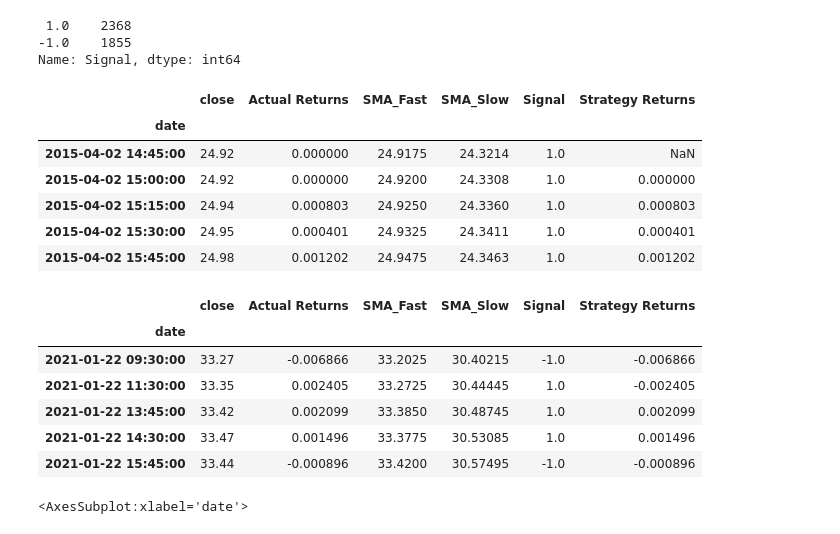
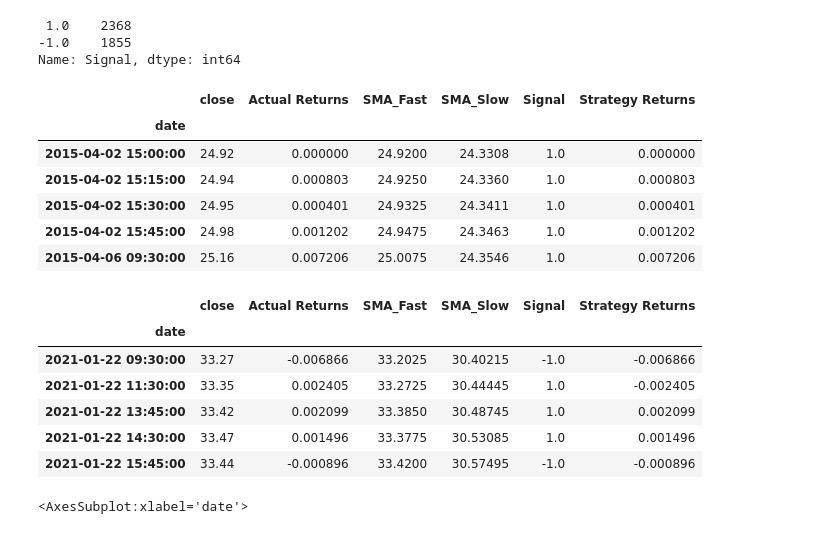
Before and after one commit to dhru929/Homework14, a Jupyter notebook: machine_learning_trading_bot.ipynb, the cells around one changed output. Drawn from its saved outputs; the diff is of its cells as text; code cells hidden in the pictures.

```diff
--- a/machine_learning_trading_bot.ipynb
+++ b/machine_learning_trading_bot.ipynb
@@ -199,19 +202,19 @@ signals_df['Signal'].value_counts()
 Name: Signal, dtype: int64
 # %%
 # Calculate the strategy returns and add them to the signals_df DataFrame
-signals_df['Strategy Returns'] = signals_df['Actual Returns'] * signals_df['Signal'].shift()
-
+signals_df['Strategy Returns'] = signals_df['Actual Returns'] *signals_df['Signal'].shift()
+signals_df = signals_df.dropna()
 # Review the DataFrame
 display(signals_df.head())
 display(signals_df.tail())
 # %% [output]
 |  | close | Actual Returns | SMA_Fast | SMA_Slow | Signal | Strategy Returns |
 | date |  |  |  |  |  |  |
-| 2015-04-02 14:45:00 | 24.92 | 0.000000 | 24.9175 | 24.3214 | 1.0 | NaN |
 | 2015-04-02 15:00:00 | 24.92 | 0.000000 | 24.9200 | 24.3308 | 1.0 | 0.000000 |
 | 2015-04-02 15:15:00 | 24.94 | 0.000803 | 24.9250 | 24.3360 | 1.0 | 0.000803 |
 | 2015-04-02 15:30:00 | 24.95 | 0.000401 | 24.9325 | 24.3411 | 1.0 | 0.000401 |
 | 2015-04-02 15:45:00 | 24.98 | 0.001202 | 24.9475 | 24.3463 | 1.0 | 0.001202 |
+| 2015-04-06 09:30:00 | 25.16 | 0.007206 | 25.0075 | 24.3546 | 1.0 | 0.007206 |
 |  | close | Actual Returns | SMA_Fast | SMA_Slow | Signal | Strategy Returns |
 | date |  |  |  |  |  |  |
 | 2021-01-22 09:30:00 | 33.27 | -0.006866 | 33.2025 | 30.40215 | -1.0 | -0.006866 |
```
Also changed, not shown: parts of 15 cells of this notebook.
